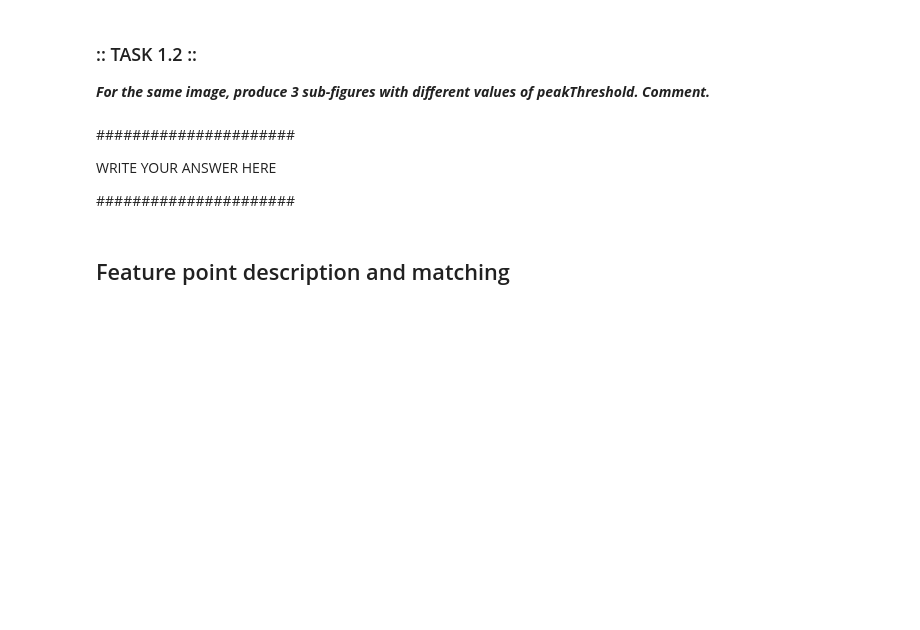
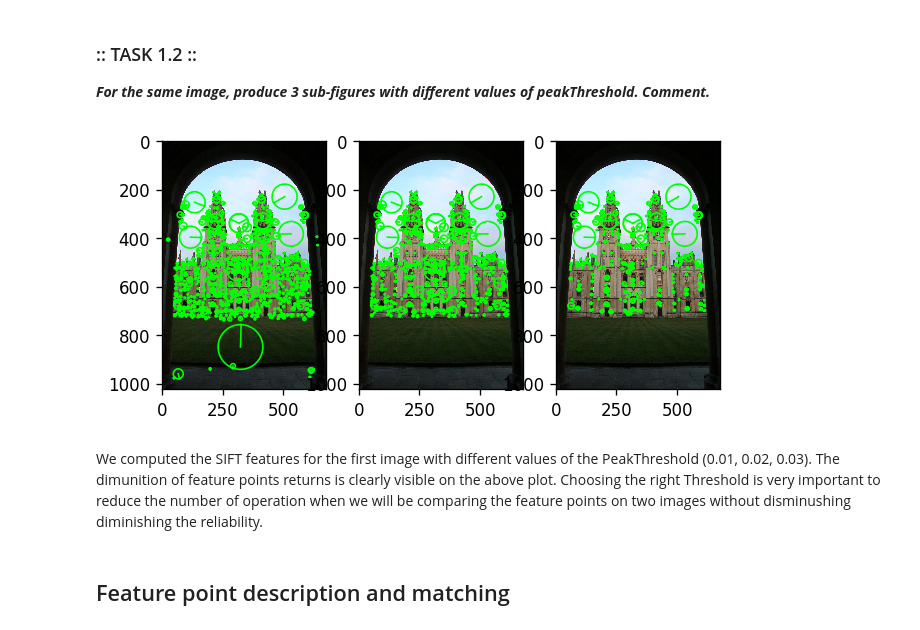
Before and after one commit to raphaelavalos/object-recognition, a Jupyter notebook: A1.ipynb, the cells around one changed output. Cells and saved outputs as stored; diff of their text form; code cells hidden in the pictures; blank space fills up the shorter version.

Commit message:
First part
The first part of the assignment is done.

```diff
--- a/A1.ipynb
+++ b/A1.ipynb
@@ -141,9 +199,25 @@ The number of detected features can be controlled by changing the peakThreshold
-# %% [markdown]
-######################
-
-WRITE YOUR ANSWER HERE
-
-######################
+# %%
+[frames1t1, descrs1t1] = cyvlfeat.sift.sift(rgb2gray(im1),peak_thresh=0.02)
+[frames1t2, descrs1t2] = cyvlfeat.sift.sift(rgb2gray(im1),peak_thresh=0.03)
+
+f, (ax1, ax2, ax3) = plt.subplots(1, 3)
+plt.sca(ax1)
+plt.imshow(im1)
+plotframes(frames1,linewidth=1)
+
+plt.sca(ax2)
+plt.imshow(im1)
+plotframes(frames1t1,linewidth=1)
+
+plt.sca(ax3)
+plt.imshow(im1)
+plotframes(frames1t2,linewidth=1)
+
+plt.show()
+# %% [output]
+[figure, added]
+# %% [markdown]
+We computed the SIFT features for the first image with different values of the PeakThreshold (0.01, 0.02, 0.03). The dimunition of feature points returns is clearly visible on the above plot. Choosing the right Threshold is very important to reduce the number of operation when we will be comparing the feature points on two images without disminushing diminishing the reliability.
 # %% [markdown]
 ## Feature point description and matching
 # %% [markdown]
```
Also changed, not shown: parts of 29 cells of this notebook, 1 other file.
